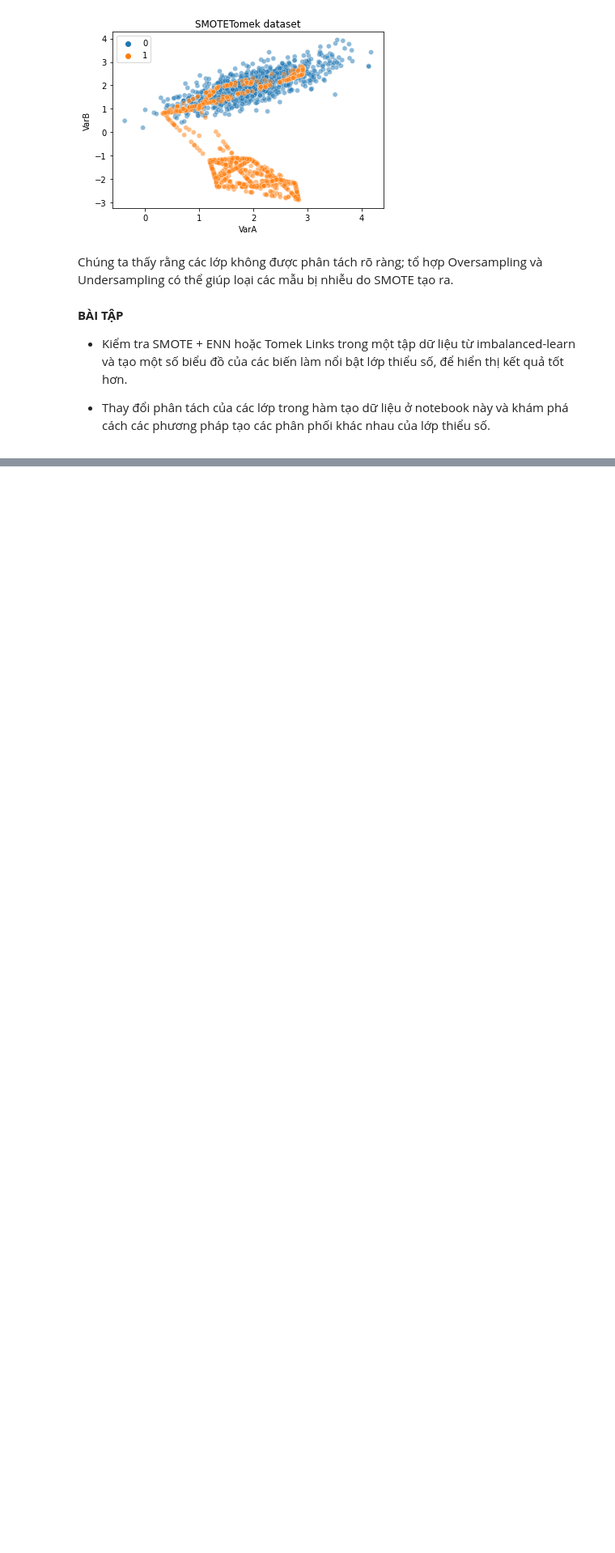
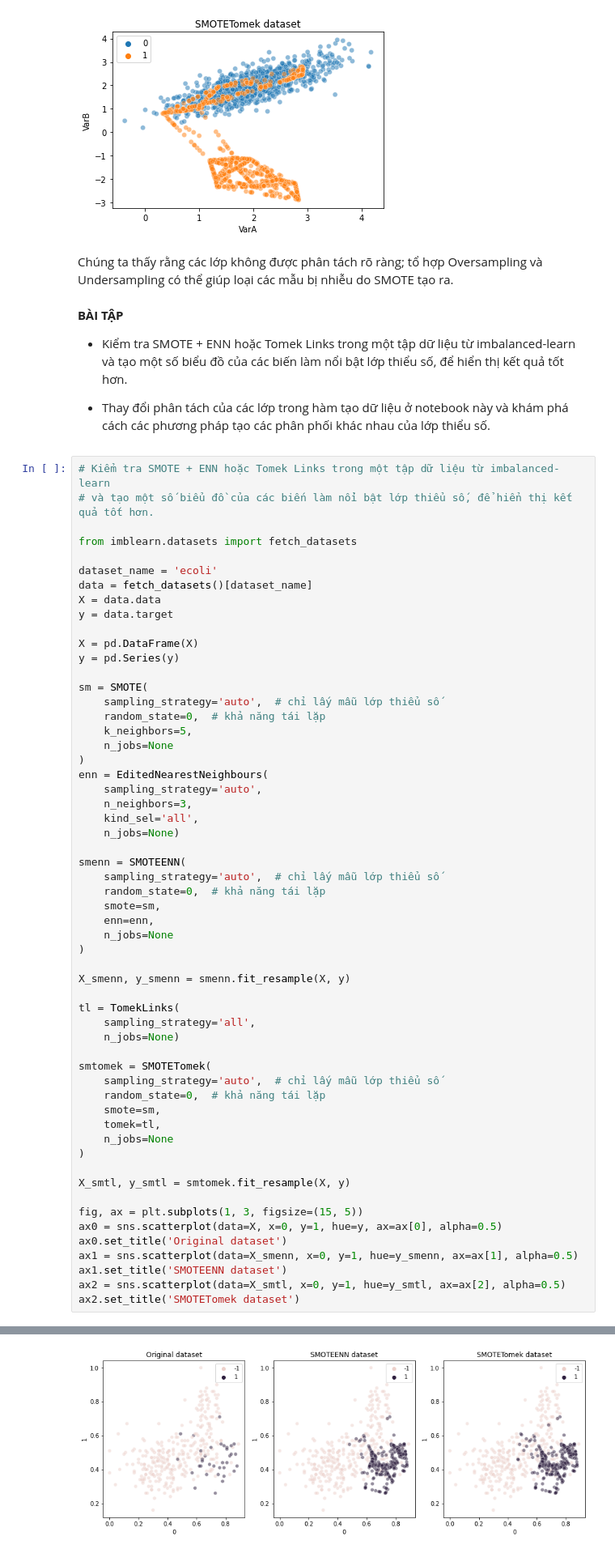
Before and after one commit to ngohongthai/ml-labs, a Jupyter notebook: classification/lab-14-oversampling/[VN]14_5 SMOTEENN-và-SMOTETomek.ipynb, the cells around one changed output, grey strips where cells are left out. Shown at 81% size. Cells and saved outputs as stored; diff of their text form; blank space fills up the shorter version.

```diff
--- a/classification/lab-14-oversampling/[VN]14_5 SMOTEENN-và-SMOTETomek.ipynb
+++ b/classification/lab-14-oversampling/[VN]14_5 SMOTEENN-và-SMOTETomek.ipynb
@@ -191,3 +191,61 @@ Chúng ta thấy rằng các lớp không được phân tách rõ ràng; tổ h
 - Kiểm tra SMOTE + ENN hoặc Tomek Links trong một tập dữ liệu từ imbalanced-learn và tạo một số biểu đồ của các biến làm nổi bật lớp thiểu số, để hiển thị kết quả tốt hơn.
 
 - Thay đổi phân tách của các lớp trong hàm tạo dữ liệu ở notebook này và khám phá cách các phương pháp tạo các phân phối khác nhau của lớp thiểu số.
+# %%
+# Kiểm tra SMOTE + ENN hoặc Tomek Links trong một tập dữ liệu từ imbalanced-learn
+# và tạo một số biểu đồ của các biến làm nổi bật lớp thiểu số, để hiển thị kết quả tốt hơn.
+
+from imblearn.datasets import fetch_datasets
+
+dataset_name = 'ecoli'
+data = fetch_datasets()[dataset_name]
+X = data.data
+y = data.target
+
+X = pd.DataFrame(X)
+y = pd.Series(y)
+
+sm = SMOTE(
+    sampling_strategy='auto',  # chỉ lấy mẫu lớp thiểu số
+    random_state=0,  # khả năng tái lặp
+    k_neighbors=5,
+    n_jobs=None
+)
+enn = EditedNearestNeighbours(
+    sampling_strategy='auto',
+    n_neighbors=3,
+    kind_sel='all',
+    n_jobs=None)
+
+smenn = SMOTEENN(
+    sampling_strategy='auto',  # chỉ lấy mẫu lớp thiểu số
+    random_state=0,  # khả năng tái lặp
+    smote=sm,
+    enn=enn,
+    n_jobs=None
+)
+
+X_smenn, y_smenn = smenn.fit_resample(X, y)
+
+tl = TomekLinks(
+    sampling_strategy='all',
+    n_jobs=None)
+
+smtomek = SMOTETomek(
+    sampling_strategy='auto',  # chỉ lấy mẫu lớp thiểu số
+    random_state=0,  # khả năng tái lặp
+    smote=sm,
+    tomek=tl,
+    n_jobs=None
+)
+
+X_smtl, y_smtl = smtomek.fit_resample(X, y)
+
+fig, ax = plt.subplots(1, 3, figsize=(15, 5))
+ax0 = sns.scatterplot(data=X, x=0, y=1, hue=y, ax=ax[0], alpha=0.5)
+ax0.set_title('Original dataset')
+ax1 = sns.scatterplot(data=X_smenn, x=0, y=1, hue=y_smenn, ax=ax[1], alpha=0.5)
+ax1.set_title('SMOTEENN dataset')
+ax2 = sns.scatterplot(data=X_smtl, x=0, y=1, hue=y_smtl, ax=ax[2], alpha=0.5)
+ax2.set_title('SMOTETomek dataset')
+# %% [output]
@@ -193,0 +253 @@ Chúng ta thấy rằng các lớp không được phân tách rõ ràng; tổ h
+[figure, added]
```
Also changed, not shown: parts of 9 cells of this notebook.
